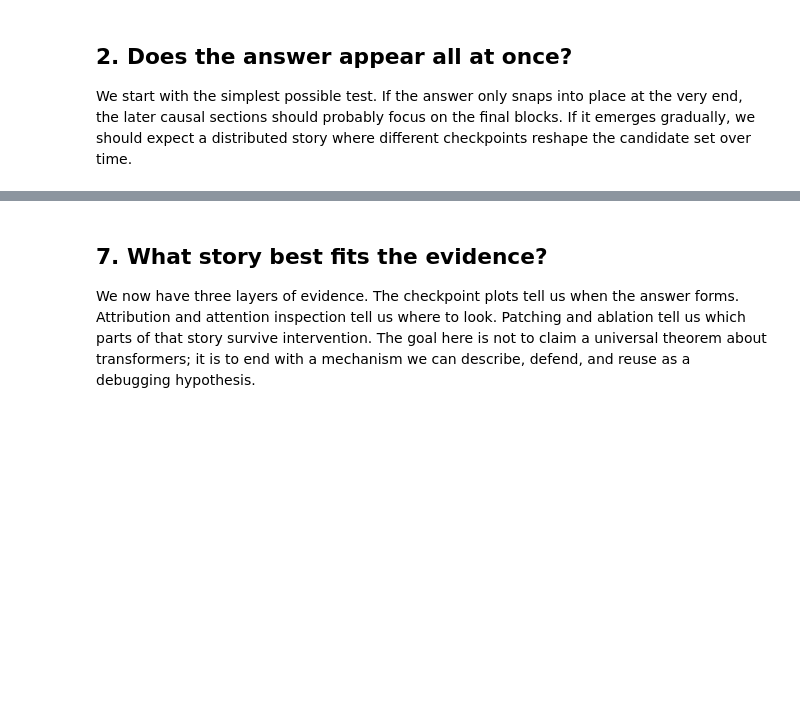
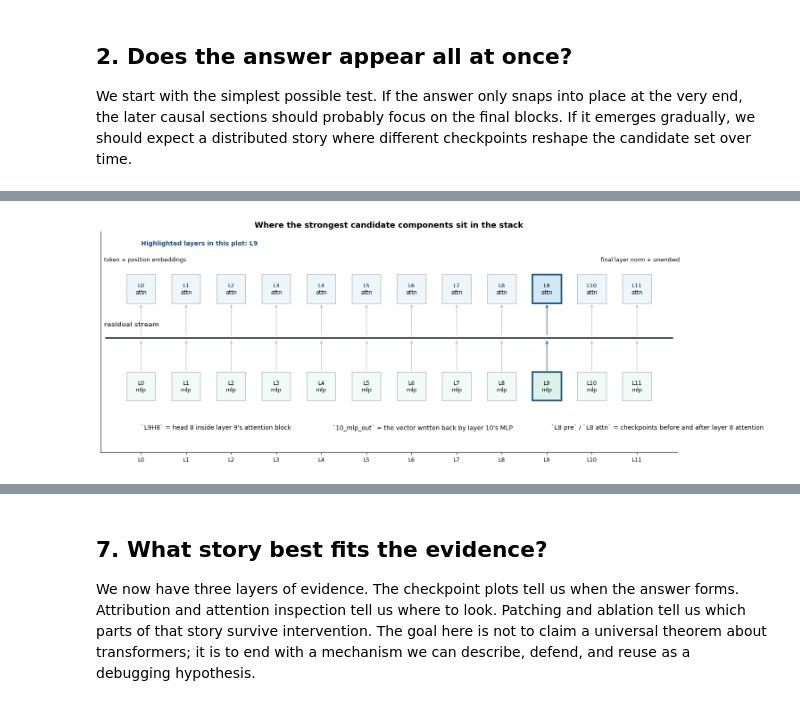
Before and after one commit to benk7alifa/llm-mechanics-lab, a Jupyter notebook: notebooks/llm_mechanics_lab.ipynb, the cells around one changed output, grey strips where cells are left out. Cells and saved outputs as stored; diff of their text form; code cells hidden in the pictures; blank space fills up the shorter version.

```diff
--- a/notebooks/llm_mechanics_lab.ipynb
+++ b/notebooks/llm_mechanics_lab.ipynb
@@ -1156,0 +1254,22 @@ display_takeaways(
+# %%
+top_component = dla_all_df.iloc[0]
+top_attention_head = head_attr_df.iloc[0]
+highlighted_layers = sorted(
+    {
+        layer
+        for layer in [
+            component_to_layer(top_component["component"]),
+            int(top_attention_head["layer"]),
+        ]
+        if layer is not None
+    }
+)
+
+plot_model_architecture_overview(
+    model,
+    highlight_layers=highlighted_layers,
+    title="Where the strongest candidate components sit in the stack",
+)
+plt.show()
+# %% [output]
+[figure, added]
```
Also changed, not shown: parts of 77 cells of this notebook, 1 other file.
